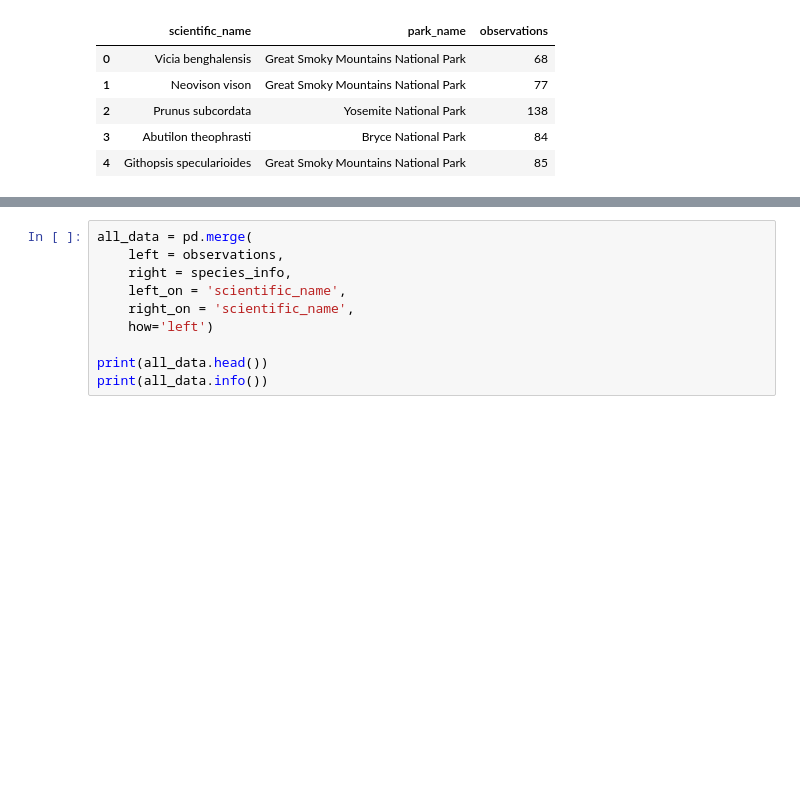
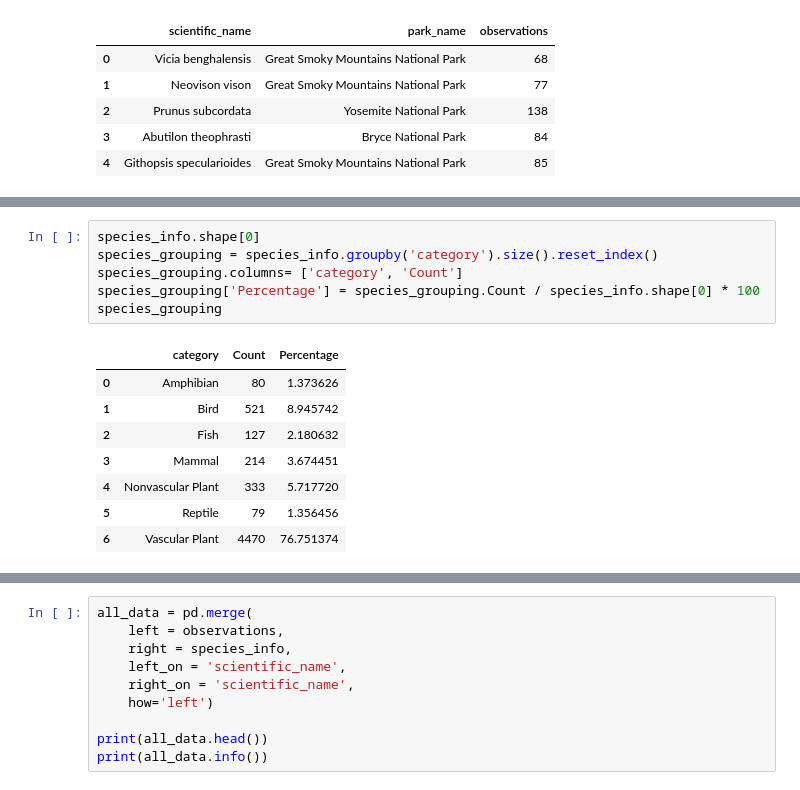
Before and after one commit to R0go/BioDiversity, a Jupyter notebook: biodiversity.ipynb, the cells around one changed output, grey strips where cells are left out. Cells and saved outputs as stored; diff of their text form; blank space fills up the shorter version.

```diff
--- a/biodiversity.ipynb
+++ b/biodiversity.ipynb
@@ -163,0 +179,15 @@ True
+# %%
+species_info.shape[0]
+species_grouping = species_info.groupby('category').size().reset_index()
+species_grouping.columns= ['category', 'Count']
+species_grouping['Percentage'] = species_grouping.Count / species_info.shape[0] * 100
+species_grouping
+# %% [output]
+|  | category | Count | Percentage |
+| 0 | Amphibian | 80 | 1.373626 |
+| 1 | Bird | 521 | 8.945742 |
+| 2 | Fish | 127 | 2.180632 |
+| 3 | Mammal | 214 | 3.674451 |
+| 4 | Nonvascular Plant | 333 | 5.717720 |
+| 5 | Reptile | 79 | 1.356456 |
+| 6 | Vascular Plant | 4470 | 76.751374 |
```
Also changed, not shown: parts of 5 cells of this notebook, 1 other file.
